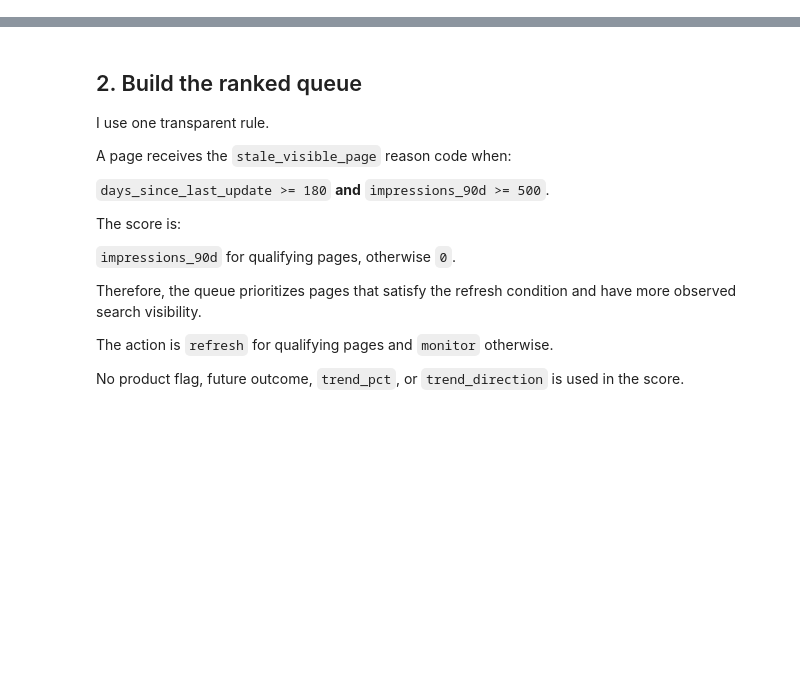
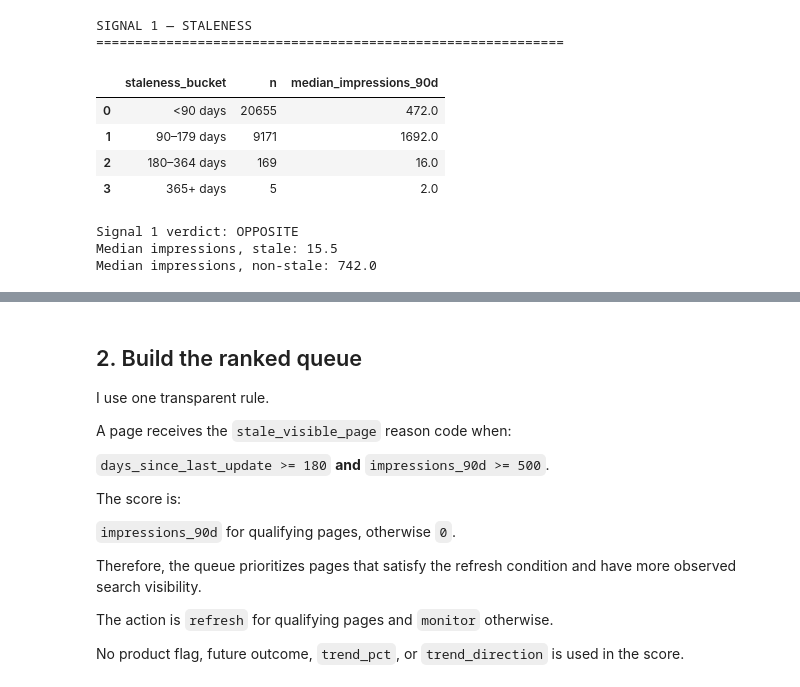
Before and after one commit to Wanoleo/flyrank-ml-internship, a Jupyter notebook: work/notebooks/w04_baseline_score.ipynb, the cells around one changed output, grey strips where cells are left out. Cells and saved outputs as stored; diff of their text form; code cells hidden in the pictures; blank space fills up the shorter version.

```diff
--- a/work/notebooks/w04_baseline_score.ipynb
+++ b/work/notebooks/w04_baseline_score.ipynb
@@ -189,0 +124,70 @@ FileNotFoundError: [Errno 2] No such file or directory: '../../data/raw/content_
+# %%
+# Signal 1 — Staleness bucket table.
+#
+# This is linked to the real FlyRank refresh/staleness flag.
+
+work["staleness_bucket"] = pd.cut(
+    work["days_since_last_update"],
+    bins=[-np.inf, 89, 179, 364, np.inf],
+    labels=[
+        "<90 days",
+        "90–179 days",
+        "180–364 days",
+        "365+ days"
+    ]
+)
+
+staleness_summary = (
+    work
+    .groupby(
+        "staleness_bucket",
+        observed=False
+    )
+    .agg(
+        n=("content_id", "count"),
+        median_impressions_90d=("impressions_90d", "median")
+    )
+    .reset_index()
+)
+
+print("SIGNAL 1 — STALENESS")
+print("=" * 60)
+
+display(staleness_summary)
+# %% [output]
+SIGNAL 1 — STALENESS
+============================================================
+|  | staleness_bucket | n | median_impressions_90d |
+| 0 | <90 days | 20655 | 472.0 |
+| 1 | 90–179 days | 9171 | 1692.0 |
+| 2 | 180–364 days | 169 | 16.0 |
+| 3 | 365+ days | 5 | 2.0 |
+# %%
+# One-word verdict for Signal 1.
+
+stale_median = work.loc[
+    work["days_since_last_update"] >= 180,
+    "impressions_90d"
+].median()
+
+fresh_median = work.loc[
+    work["days_since_last_update"] < 180,
+    "impressions_90d"
+].median()
+
+if pd.isna(stale_median) or pd.isna(fresh_median):
+    signal1_verdict = "FALSE"
+elif stale_median > fresh_median:
+    signal1_verdict = "CONFIRMED"
+elif stale_median < fresh_median:
+    signal1_verdict = "OPPOSITE"
+else:
+    signal1_verdict = "MIXED"
+
+print(f"Signal 1 verdict: {signal1_verdict}")
+print(f"Median impressions, stale: {stale_median:,.1f}")
+print(f"Median impressions, non-stale: {fresh_median:,.1f}")
+# %% [output]
+Signal 1 verdict: OPPOSITE
+Median impressions, stale: 15.5
+Median impressions, non-stale: 742.0
```
Also changed, not shown: parts of 29 cells of this notebook.
